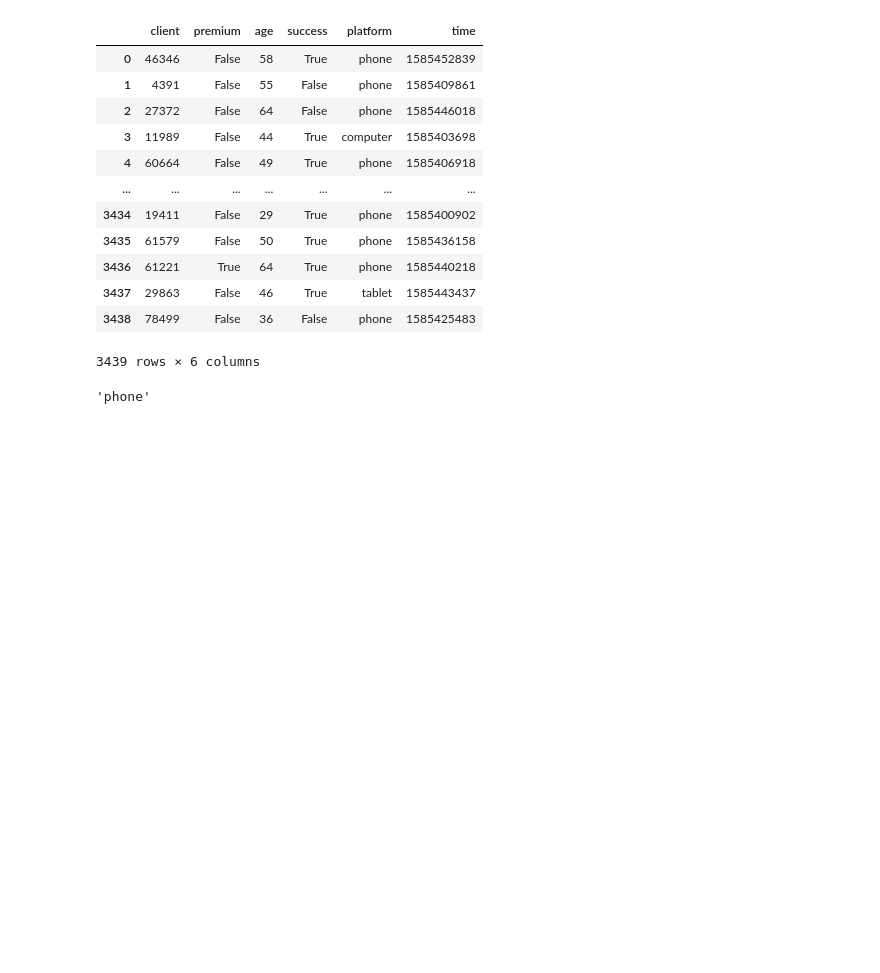
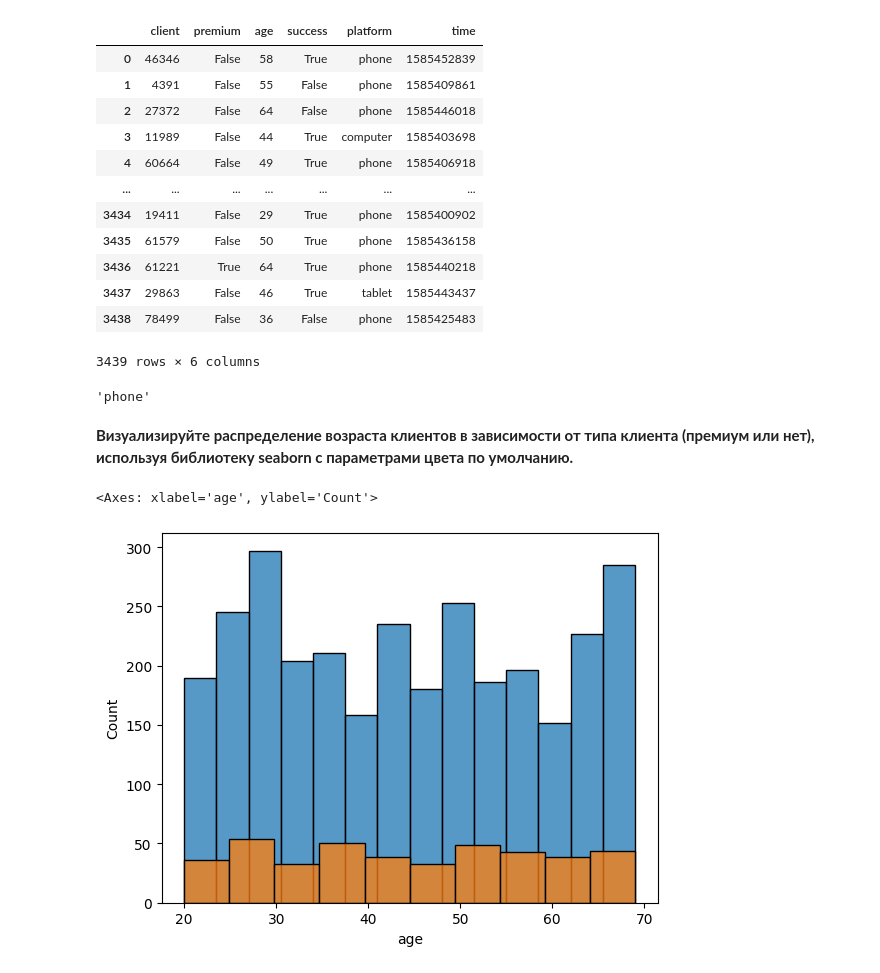
Before and after one commit to NataliaLak/Mini_project, a Jupyter notebook: Untitled8.ipynb, the cells around one changed output. Drawn from its saved outputs; the diff is of its cells as text; code cells hidden in the pictures; blank space fills up the shorter version.

```diff
--- a/Untitled8.ipynb
+++ b/Untitled8.ipynb
@@ -221,3 +221,5 @@ data
 data.query('premium == True').platform.value_counts().idxmax()
 # %% [output]
 'phone'
+# %% [markdown]
+**Визуализируйте распределение возраста клиентов в зависимости от типа клиента (премиум или нет), используя библиотеку seaborn с параметрами цвета по умолчанию.**
@@ -223,0 +228,6 @@ data.query('premium == True').platform.value_counts().idxmax()
+# %%
+sns.histplot(data.query('premium == False').age)
+sns.histplot(data.query('premium == True').age)
+# %% [output]
+<Axes: xlabel='age', ylabel='Count'>
+[figure, added]
```
Also changed, not shown: parts of 11 cells of this notebook.
